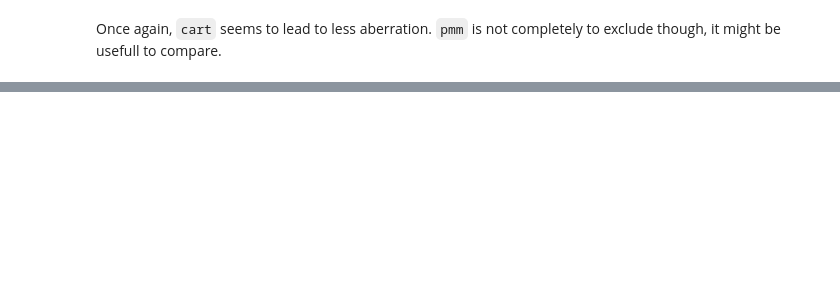
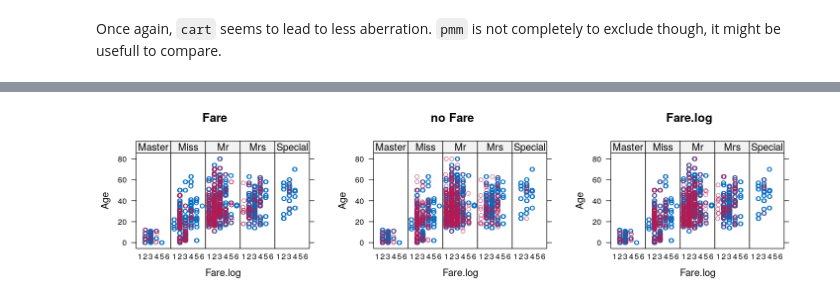
Before and after one commit to sapristi/ML, a Jupyter notebook: experiments/titanic_challenge/imputations.ipynb, the cells around one changed output, grey strips where cells are left out. Cells and saved outputs as stored; diff of their text form; code cells hidden in the pictures; blank space fills up the shorter version.

```diff
--- a/experiments/titanic_challenge/imputations.ipynb
+++ b/experiments/titanic_challenge/imputations.ipynb
@@ -173,0 +200,8 @@ summary(train$Age.imp)
+# %%
+s1 <- stripplot(age.cart.fare, Age ~ Fare.log | Title, main="Fare")
+s2 <- stripplot(age.cart.nofare, Age ~ Fare.log | Title, main = "no Fare")
+s3 <- stripplot(age.cart.farelog, Age ~ Fare.log | Title, main="Fare.log")
+
+grid.arrange(s1,s2,s3, nrow = 1)
+# %% [output]
+[figure, added]
```
Also changed, not shown: parts of 37 cells of this notebook, 3 other files.
